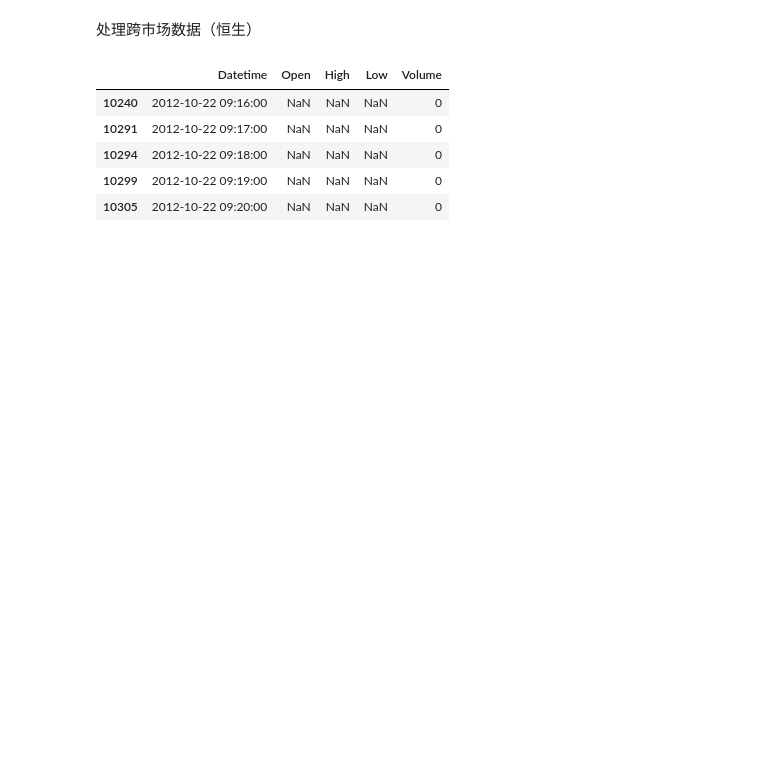
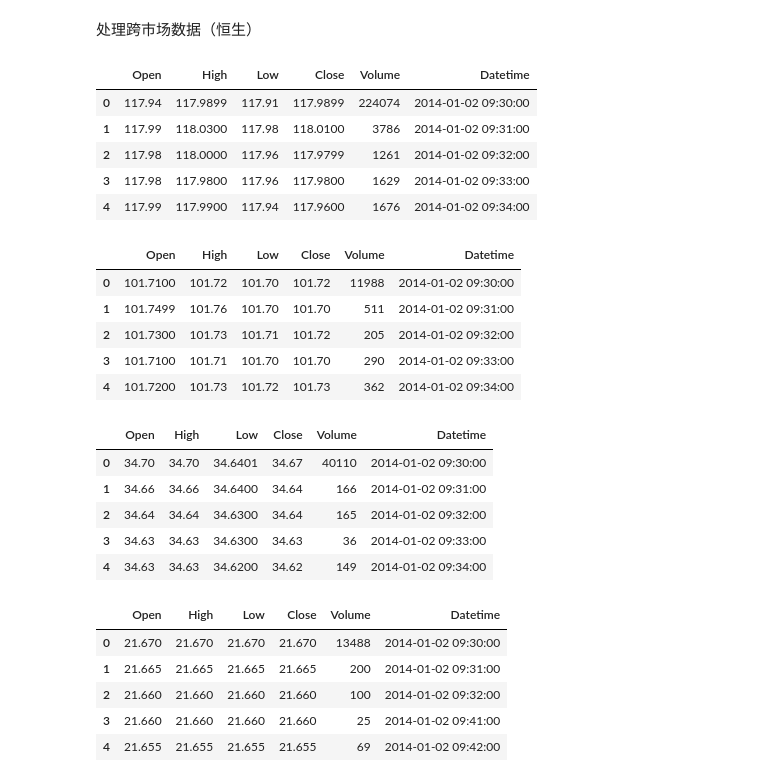
Before and after one commit to Seal1026/project_code, a Jupyter notebook: process_data.ipynb, the cells around one changed output. Drawn from its saved outputs; the diff is of its cells as text; code cells hidden in the pictures; blank space fills up the shorter version.

```diff
--- a/process_data.ipynb
+++ b/process_data.ipynb
@@ -103,49 +131,38 @@ for i in sym:
 # %% [markdown]
 处理跨市场数据（恒生）
 # %%
-import os
-
-files = sorted([f for f in os.listdir("raw_data")
-                if f.startswith("RESSET") and f.endswith(".xlsx")])
-
-dfs = []
-
-for file in files:
-    path = os.path.join("raw_data", file)
-    df = pd.read_excel(path)
-
-    if any(y in file for y in ["2019", "2020", "2021"]):
-        df.columns = df.columns.str.split('_', n=1).str[-1]
-
-    dfs.append(df)
-
-df_concat = pd.concat(dfs, ignore_index=True)
-
-# 构建 Datetime
-df_concat["Datetime"] = pd.to_datetime(
-    df_concat["Qdate"].astype(str) + " " + df_concat["StdTime"].astype(str)
-)
-
-# 只保留需要列
-df = df_concat[["Datetime", "Begpr", "Highpr", "Lowpr", "TVolume_accu1"]].copy()
-
-# 重命名
-df = df.rename(columns={
-    "Begpr": "Open",
-    "Highpr": "High",
-    "Lowpr": "Low",
-    "TVolume_accu1": "Volume"
-})
-
-# 排序 + 去重
-df = df.sort_values("Datetime")
-df = df.drop_duplicates(subset=["Datetime"], keep="first")
-
-display(df.head())
+for i in sym:
+    df = df_multimkt[df_multimkt["sym_root"] == i].copy()
+    df["Datetime"] = pd.to_datetime(df["date"] + " " + df["minute"])
+    df.drop(columns=["date","minute","sym_root","amount"], inplace=True)
+    df.rename(columns={"open_price":"Open","high_price":"High","low_price":"Low","close_price":"Close","volume":"Volume"}, inplace=True)
+    df = df.sort_values("Datetime")
+    df = df.reset_index(drop=True)
+    display(df.head())
+    #to_csv
+    df.to_csv(f"processed_data/prc_1_min_{i}_2012-2021.csv", index=False, encoding="utf-8-sig")
 # %% [output]
-|  | Datetime | Open | High | Low | Volume |
-| 10240 | 2012-10-22 09:16:00 | NaN | NaN | NaN | 0 |
-| 10291 | 2012-10-22 09:17:00 | NaN | NaN | NaN | 0 |
-| 10294 | 2012-10-22 09:18:00 | NaN | NaN | NaN | 0 |
-| 10299 | 2012-10-22 09:19:00 | NaN | NaN | NaN | 0 |
-| 10305 | 2012-10-22 09:20:00 | NaN | NaN | NaN | 0 |
+|  | Open | High | Low | Close | Volume | Datetime |
+| 0 | 117.94 | 117.9899 | 117.91 | 117.9899 | 224074 | 2014-01-02 09:30:00 |
+| 1 | 117.99 | 118.0300 | 117.98 | 118.0100 | 3786 | 2014-01-02 09:31:00 |
+| 2 | 117.98 | 118.0000 | 117.96 | 117.9799 | 1261 | 2014-01-02 09:32:00 |
+| 3 | 117.98 | 117.9800 | 117.96 | 117.9800 | 1629 | 2014-01-02 09:33:00 |
+| 4 | 117.99 | 117.9900 | 117.94 | 117.9600 | 1676 | 2014-01-02 09:34:00 |
+|  | Open | High | Low | Close | Volume | Datetime |
+| 0 | 101.7100 | 101.72 | 101.70 | 101.72 | 11988 | 2014-01-02 09:30:00 |
+| 1 | 101.7499 | 101.76 | 101.70 | 101.70 | 511 | 2014-01-02 09:31:00 |
+| 2 | 101.7300 | 101.73 | 101.71 | 101.72 | 205 | 2014-01-02 09:32:00 |
+| 3 | 101.7100 | 101.71 | 101.70 | 101.70 | 290 | 2014-01-02 09:33:00 |
+| 4 | 101.7200 | 101.73 | 101.72 | 101.73 | 362 | 2014-01-02 09:34:00 |
+|  | Open | High | Low | Close | Volume | Datetime |
+| 0 | 34.70 | 34.70 | 34.6401 | 34.67 | 40110 | 2014-01-02 09:30:00 |
+| 1 | 34.66 | 34.66 | 34.6400 | 34.64 | 166 | 2014-01-02 09:31:00 |
+| 2 | 34.64 | 34.64 | 34.6300 | 34.64 | 165 | 2014-01-02 09:32:00 |
+| 3 | 34.63 | 34.63 | 34.6300 | 34.63 | 36 | 2014-01-02 09:33:00 |
+| 4 | 34.63 | 34.63 | 34.6200 | 34.62 | 149 | 2014-01-02 09:34:00 |
+|  | Open | High | Low | Close | Volume | Datetime |
+| 0 | 21.670 | 21.670 | 21.670 | 21.670 | 13488 | 2014-01-02 09:30:00 |
+| 1 | 21.665 | 21.665 | 21.665 | 21.665 | 200 | 2014-01-02 09:31:00 |
+| 2 | 21.660 | 21.660 | 21.660 | 21.660 | 100 | 2014-01-02 09:32:00 |
+| 3 | 21.660 | 21.660 | 21.660 | 21.660 | 25 | 2014-01-02 09:41:00 |
+| 4 | 21.655 | 21.655 | 21.655 | 21.655 | 69 | 2014-01-02 09:42:00 |
```
Also changed, not shown: parts of 9 cells of this notebook.
